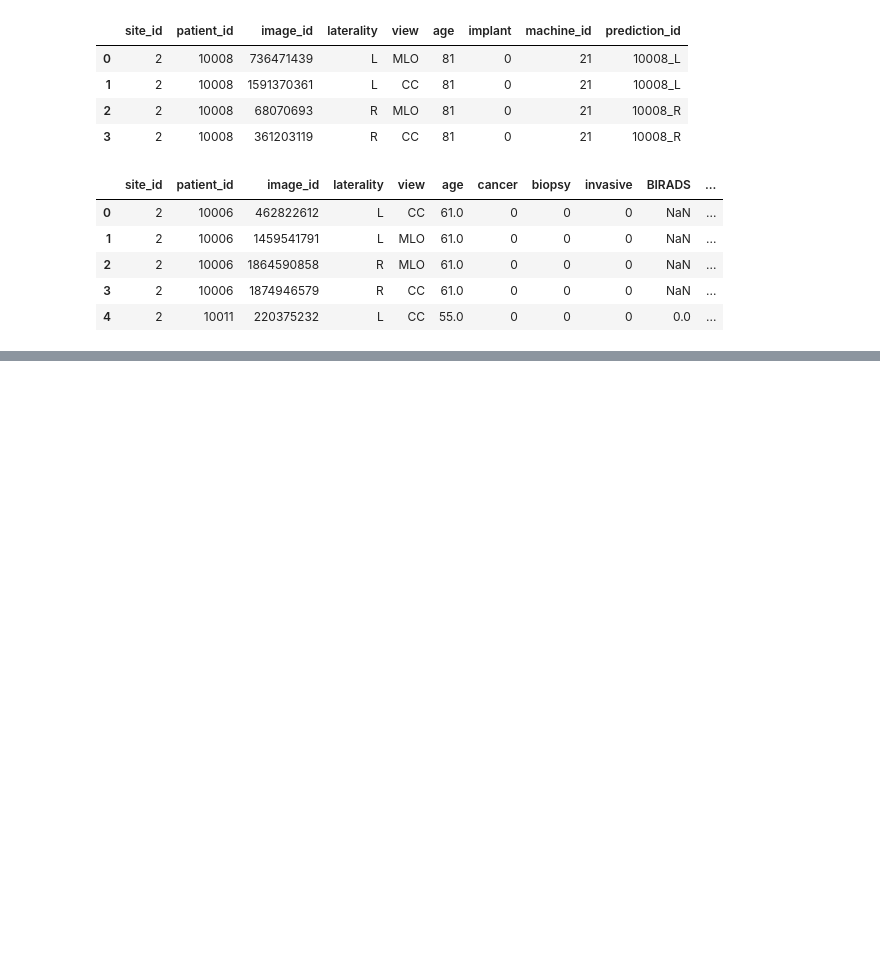
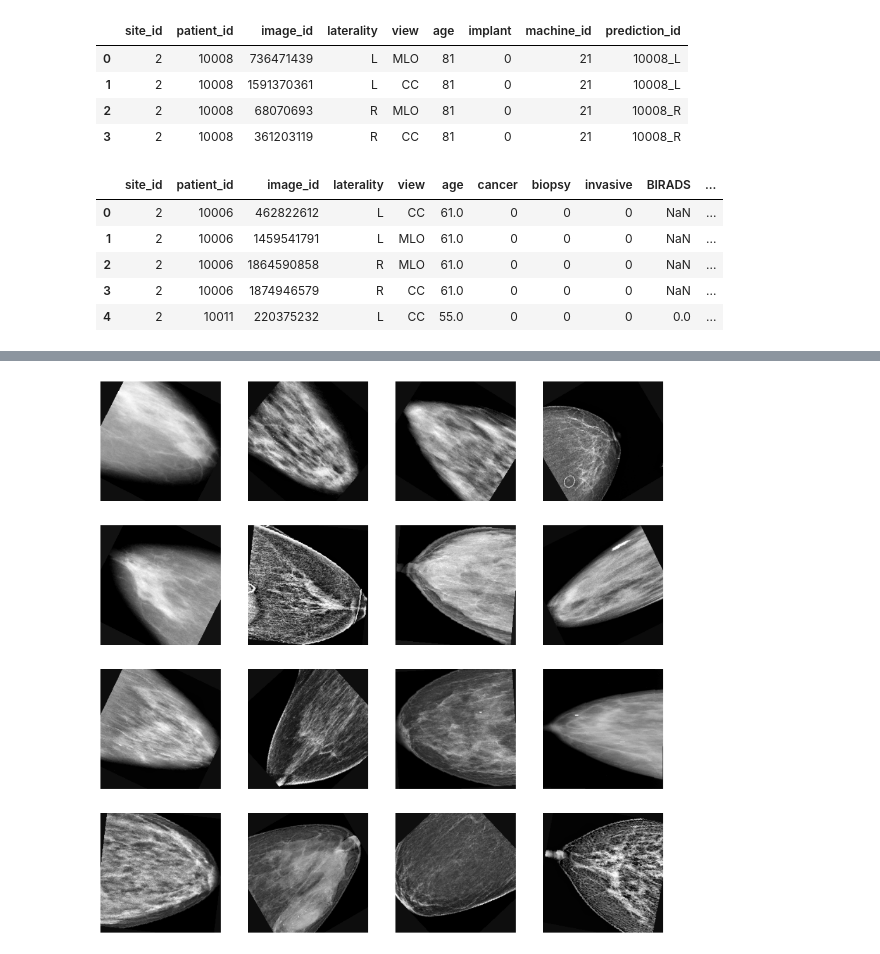
Before and after one commit to mnguyen1901/RSNA_mammogram, a Jupyter notebook: Vit_224.ipynb, the cells around one changed output, grey strips where cells are left out. Cells and saved outputs as stored; diff of their text form; code cells hidden in the pictures; blank space fills up the shorter version.

```diff
--- a/Vit_224.ipynb
+++ b/Vit_224.ipynb
@@ -189,8 +143,9 @@ class TransformedDataset(Dataset):
         cc = cc.expand(3,-1,-1)
         mlo = mlo.expand(3,-1,-1)
 
-        cc = self.transform(cc)
-        mlo = self.transform(mlo)
+        if self.transform:
+            cc = self.transform(cc)
+            mlo = self.transform(mlo)
         label = self.y[index]
 
         return (cc, mlo, label)
@@ -327,3 +235,20 @@ print(weights)
+# %%
+data_transform = transforms.Compose([
+    transforms.RandomHorizontalFlip(),
+    transforms.RandomVerticalFlip(),
+    transforms.RandomRotation(degrees=45, fill=-1)
+])
+
+y_train_np = torch.squeeze(y_train).cpu().detach().numpy().astype(int)
+count = [len(y_train_np) - sum(y_train_np) , sum(y_train_np)]
+w = [1/count[i] for i in y_train_np]
+
+train_data = TransformedDataset(X_train.float(), y_train.float().unsqueeze(-1), transform=data_transform)
+val_data = TransformedDataset(X_val.float(), y_val.float().unsqueeze(-1), transform=data_transform)
+
+sampler = WeightedRandomSampler(weights=w, num_samples=len(y_train), replacement=True)
+train_dataloader = DataLoader(train_data, sampler=sampler, batch_size=1024, pin_memory=True)
+val_dataloader = DataLoader(val_data, batch_size=1024, pin_memory=True)
 # %%
 for batch in train_dataloader:
     break
@@ -518,0 +259,13 @@ Epoch       Train loss       Val loss       Val F1
+# %%
+#view data fed into model
+plt.figure(figsize=(16,16))
+
+pic_num = 0
+for i in range(4):
+    for j in range(4):
+        plt.subplot(4,4,i*4+j+1)
+        plt.imshow(batch[0][pic_num][0], cmap="gray")
+        plt.axis("off")
+        pic_num += 1
+# %% [output]
+[figure, added]
```
Also changed, not shown: parts of 34 cells of this notebook.
